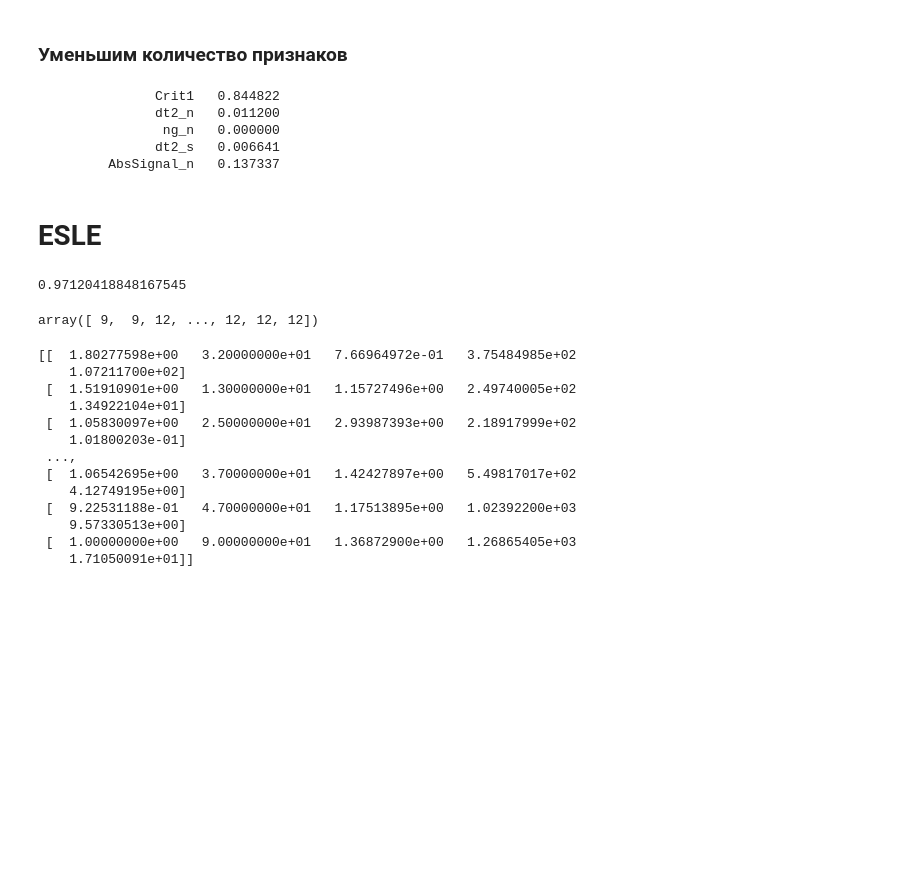
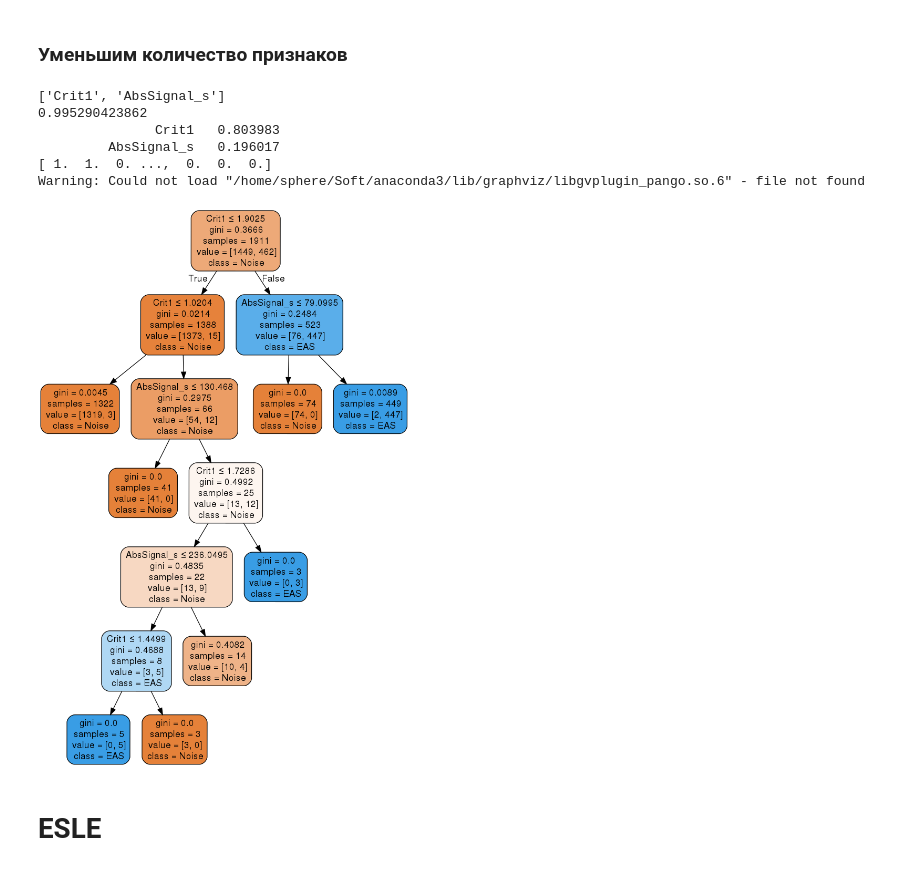
Before and after one commit to bonvech/Sphere, a Jupyter notebook: SelectEAS/SelectEAS-ML-0.ipynb, the cells around one changed output. Saved outputs shown, nothing was run; the diff lists cells and outputs as text; code cells hidden in the pictures; blank space fills up the shorter version.

```diff
--- a/SelectEAS/SelectEAS-ML-0.ipynb
+++ b/SelectEAS/SelectEAS-ML-0.ipynb
@@ -412,22 +418,42 @@ array([34, 34,  8, ...,  8,  8,  8])
 # %% [markdown]
 ### Уменьшим количество признаков
 # %%
-features = param [1:6]
+params = [ 'Crit1', 'AbsSignal_s','SNRatio_s', 'TotalNoise_s', 'dt2_n', 'ng_n', 'dt2_s',
+        'Crit2',  'NNear3', 'Theta', 'ng_s', 'SNRatio_n','AbsSignal_n','TotalNoise_n']
+features = params [:2]
+print(features)
 X = data[features]
 Y = data['EAS']
 # Обучим решающее дерево с параметром random_state=241 и остальными параметрами по умолчанию.
-clf = DecisionTreeClassifier(random_state=20,max_leaf_nodes=8, min_samples_leaf=2)
+clf = DecisionTreeClassifier(random_state=20, min_samples_leaf=2, max_leaf_nodes=8)
 clf.fit(X, Y)
+print(clf.score(X,Y))
+
 # Вычислим важности признаков и найдем признаки с наибольшей важностью.
 importances = clf.feature_importances_
 for i in range(len(importances)):
     print("%20s   %7f" % (features[i], importances[i]))
+
+dot_data = tree.export_graphviz(clf, out_file=None,
+                feature_names=features,
+                class_names=target_names,
+                filled=True, rounded=True, special_characters=True)
+zz=clf.apply(X)
+zz=clf.predict(X)
+print(zz)
+
+graph = pydotplus.graph_from_dot_data(dot_data)
+graph.write_svg("tree_full6.svg")
+!rsvg tree_full6.svg tree_full6.png
+Image("tree_full6.png")
 # %% [output]
-               Crit1   0.844822
-               dt2_n   0.011200
-                ng_n   0.000000
-               dt2_s   0.006641
-         AbsSignal_n   0.137337
+['Crit1', 'AbsSignal_s']
+0.995290423862
+               Crit1   0.803983
+         AbsSignal_s   0.196017
+[ 1.  1.  0. ...,  0.  0.  0.]
+Warning: Could not load "/home/sphere/Soft/anaconda3/lib/graphviz/libgvplugin_pango.so.6" - file not found
+[figure, added]
 # %%
 # построим дерево по 5 признакам
 clf.decision_path(X)
@@ -445,31 +471,13 @@ graph = pydotplus.graph_from_dot_data(dot_data)
 # ESLE
 # %%
 clf.score(X,Y)
-# %% [output]
-0.97120418848167545
 # %%
 clf.apply(X)
-# %% [output]
-array([ 9,  9, 12, ..., 12, 12, 12])
 # %%
 XX = clf._validate_X_predict(X, check_input=True)
 
 #tr = clf.tree_.decision_path(XX)
 print(XX)
-# %% [output]
-[[  1.80277598e+00   3.20000000e+01   7.66964972e-01   3.75484985e+02
-    1.07211700e+02]
- [  1.51910901e+00   1.30000000e+01   1.15727496e+00   2.49740005e+02
-    1.34922104e+01]
- [  1.05830097e+00   2.50000000e+01   2.93987393e+00   2.18917999e+02
-    1.01800203e-01]
- ...,
- [  1.06542695e+00   3.70000000e+01   1.42427897e+00   5.49817017e+02
-    4.12749195e+00]
- [  9.22531188e-01   4.70000000e+01   1.17513895e+00   1.02392200e+03
-    9.57330513e+00]
- [  1.00000000e+00   9.00000000e+01   1.36872900e+00   1.26865405e+03
-    1.71050091e+01]]
 # %%
 Z=clf.predict_proba(X)
 Z
```
Also changed, not shown: parts of 9 cells of this notebook, 2 other files.
